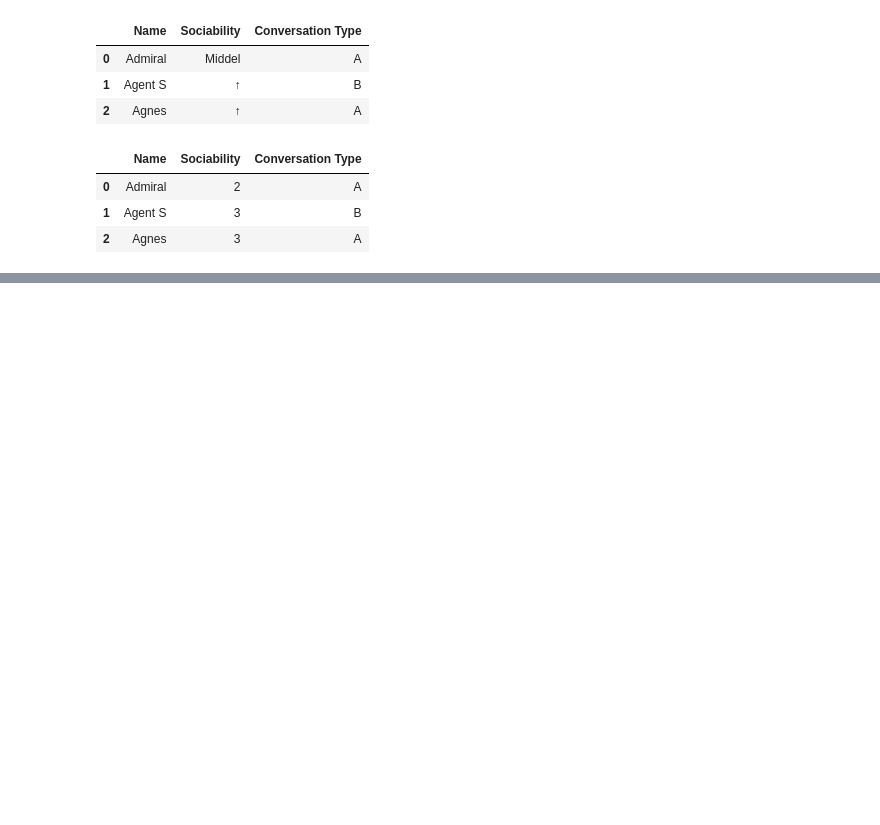
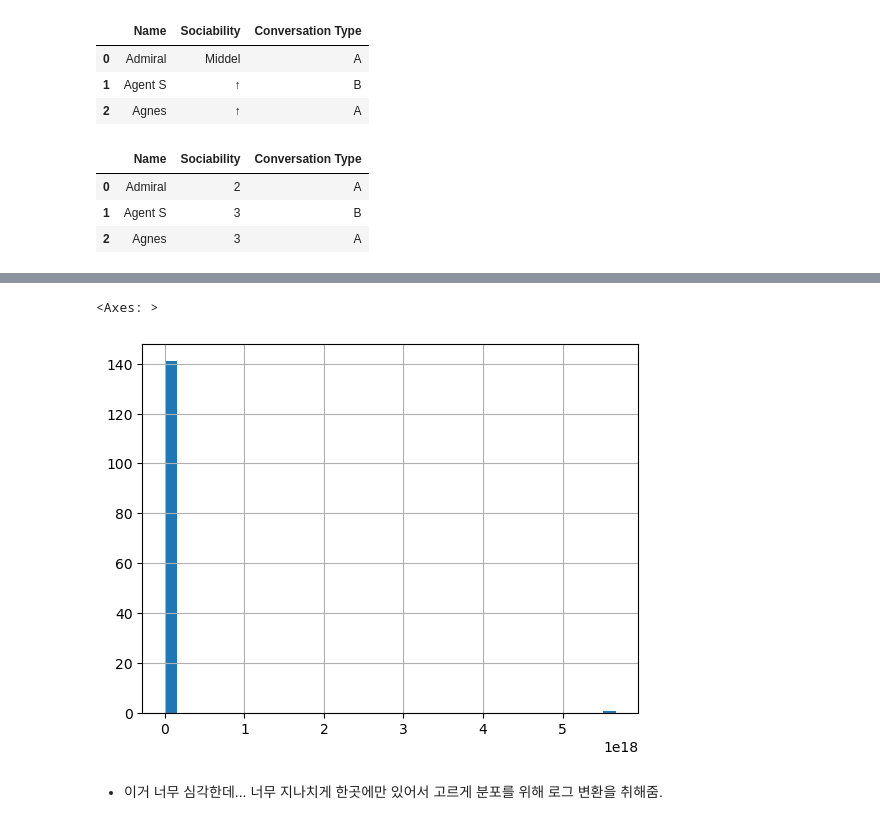
Before and after one commit to sohds/animal-acrossing-popularity, a Jupyter notebook: prep/prep-animal-acrossing-villager.ipynb, the cells around one changed output, grey strips where cells are left out. Drawn from its saved outputs; the diff is of its cells as text; code cells hidden in the pictures; blank space fills up the shorter version.

```diff
--- a/prep/prep-animal-acrossing-villager.ipynb
+++ b/prep/prep-animal-acrossing-villager.ipynb
@@ -306,0 +446,4 @@ data.to_csv("../prep_data_files/ACNH_dataframe.csv", index=False, encoding='utf-
+# %%
+# 수기로 직접 주민과 관련된 동영상만 추려옴
+yt_villager_video_raw = pd.read_csv('../prep_data_files/youtube/yt_hand_prep_aboutvillagers.csv', encoding='utf-8')
+yt_villager_video_raw.head(3)
@@ -306,0 +455,5 @@ data.to_csv("../prep_data_files/ACNH_dataframe.csv", index=False, encoding='utf-
+# %%
+# 수집해올 때, 바이럴 지표에 좋아요수 + 조회수 + 댓글수 로 만들었는데,
+# 실제 유튜브 알고리즘에는 조회수와 좋아요수가 훨씬 영향을 많이 끼쳐 지우게 됨
+
+yt_villager_video_raw['바이럴지표'] -= yt_villager_video_raw['댓글수']
@@ -306,0 +487,11 @@ data.to_csv("../prep_data_files/ACNH_dataframe.csv", index=False, encoding='utf-
+# %%
+import matplotlib.pyplot as plt
+import seaborn as sns
+%matplotlib inline
+
+yt_villager_video_raw['바이럴지표'].hist(bins=36)
+# %% [output]
+<Axes: >
+[figure, added]
+# %% [markdown]
+- 이거 너무 심각한데... 너무 지나치게 한곳에만 있어서 고르게 분포를 위해 로그 변환을 취해줌.
```
Also changed, not shown: parts of 66 cells of this notebook, 3 other files.
